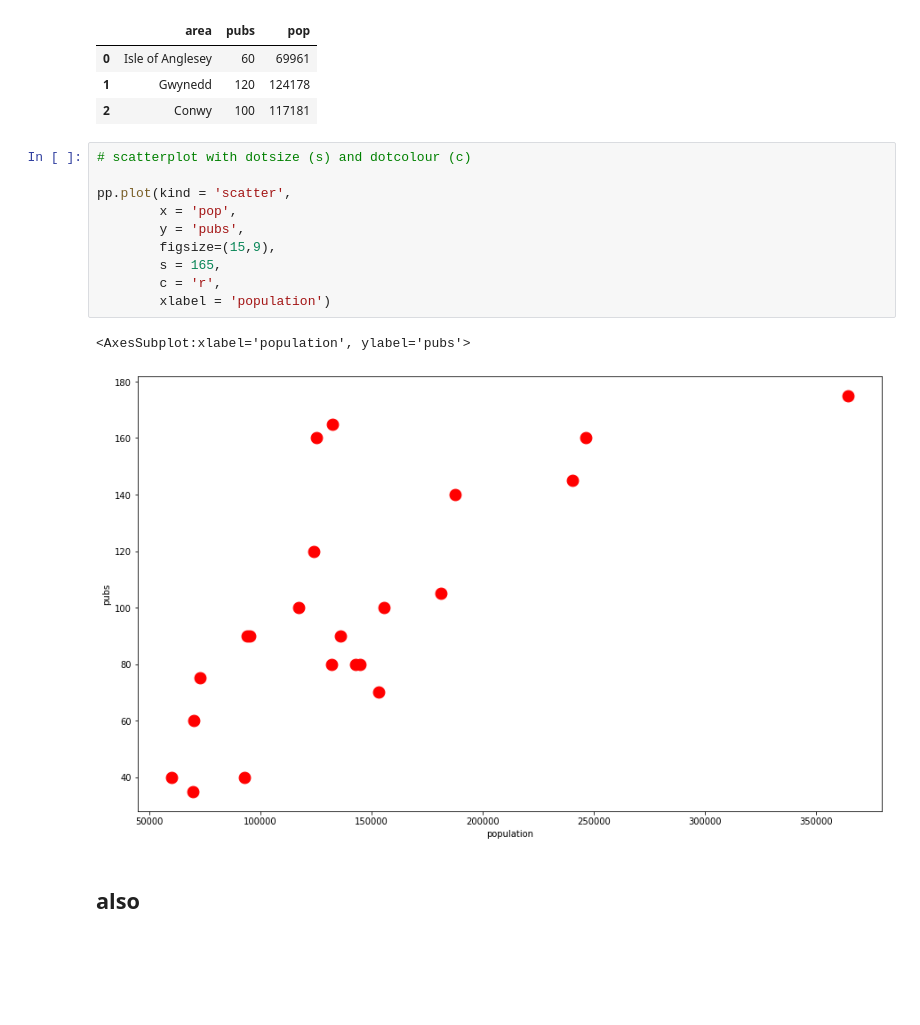
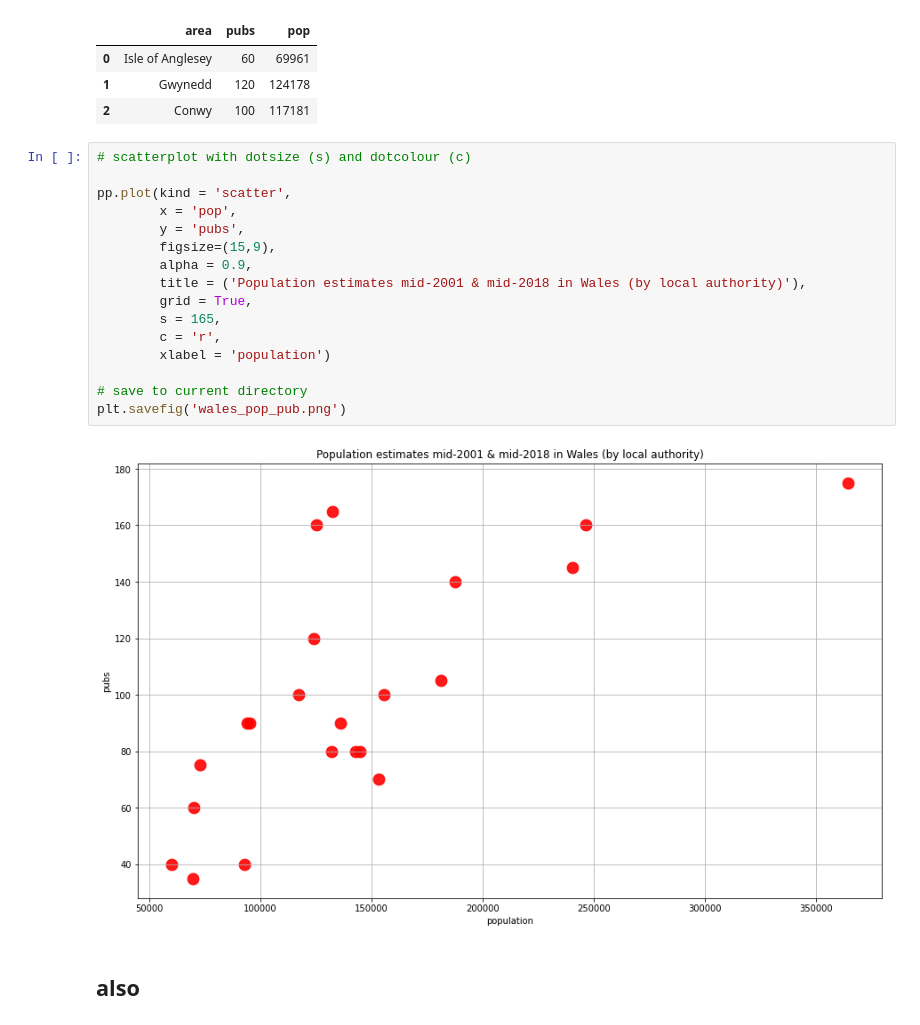
Before and after one commit to aodhanlutetiae/dj_2021, a Jupyter notebook: wk_5_viz/viz_pandas_syntax.ipynb, the cells around one changed output. Cells and saved outputs as stored; diff of their text form; blank space fills up the shorter version.

```diff
--- a/wk_5_viz/viz_pandas_syntax.ipynb
+++ b/wk_5_viz/viz_pandas_syntax.ipynb
@@ -188,16 +188,21 @@ pp[:3]
 # %%
 # scatterplot with dotsize (s) and dotcolour (c)
 
 pp.plot(kind = 'scatter',
         x = 'pop',
         y = 'pubs',
         figsize=(15,9),
+        alpha = 0.9,
+        title = ('Population estimates mid-2001 & mid-2018 in Wales (by local authority)'),
+        grid = True,
         s = 165,
         c = 'r',
         xlabel = 'population')
+
+# save to current directory
+plt.savefig('wales_pop_pub.png')
 # %% [output]
-<AxesSubplot:xlabel='population', ylabel='pubs'>
-[figure, old version]
+[figure, new version]
 # %% [markdown]
 ## also
 # %%
```
Also changed, not shown: 1 other file.
